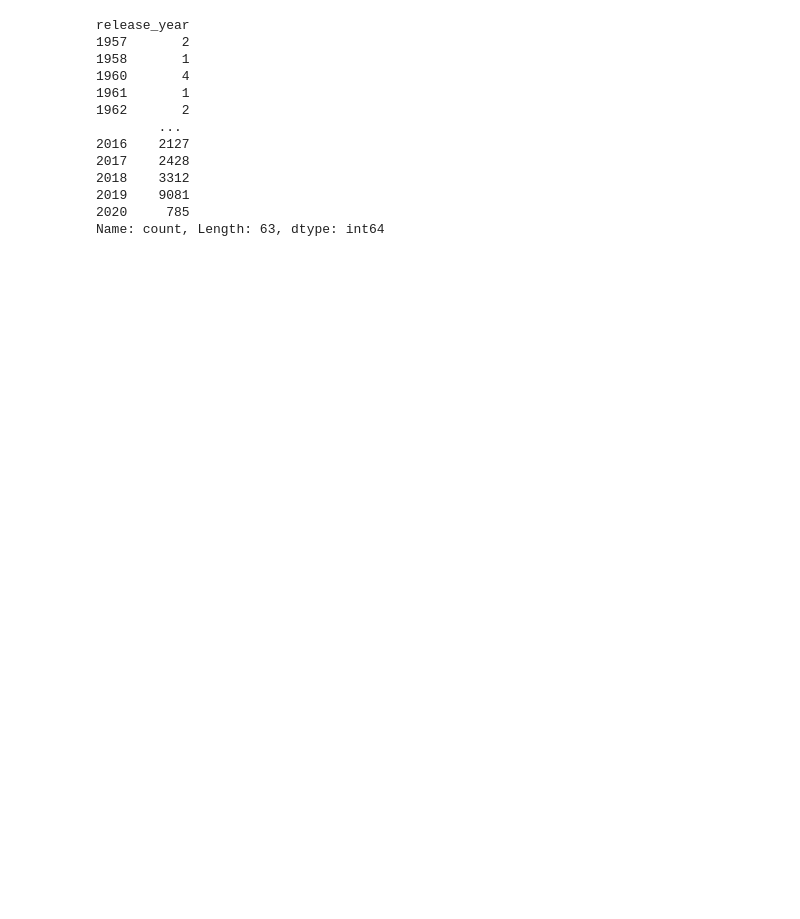
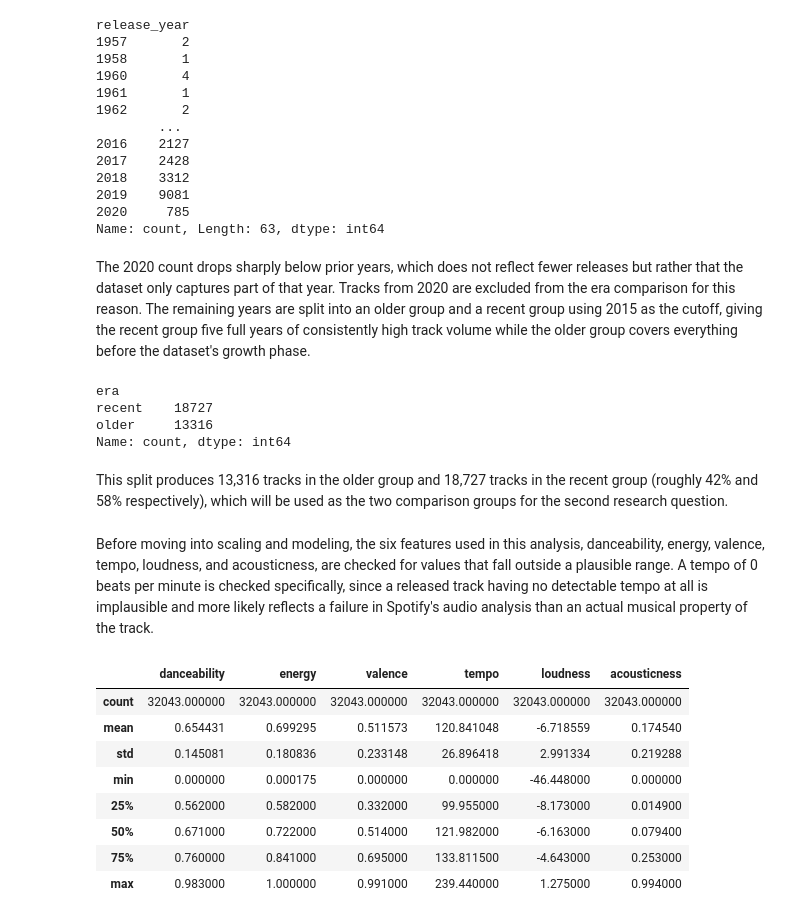
Before and after one commit to vipphan/spotify-capstone, a Jupyter notebook: spotify_capstone.ipynb, the cells around one changed output. Drawn from its saved outputs; the diff is of its cells as text; code cells hidden in the pictures; blank space fills up the shorter version.

```diff
--- a/spotify_capstone.ipynb
+++ b/spotify_capstone.ipynb
@@ -229,3 +227,46 @@ release_year
 2019    9081
 2020     785
 Name: count, Length: 63, dtype: int64
+# %% [markdown]
+The 2020 count drops sharply below prior years, which does not reflect
+fewer releases but rather that the dataset only captures part of that
+year. Tracks from 2020 are excluded from the era comparison for this
+reason. The remaining years are split into an older group and a recent
+group using 2015 as the cutoff, giving the recent group five full years
+of consistently high track volume while the older group covers
+everything before the dataset's growth phase.
+# %%
+# creating the era split
+cleaned_df = cleaned_df[cleaned_df['release_year'] != 2020]
+cleaned_df['era'] = cleaned_df['release_year'].apply(lambda x: 'older' if x < 2015 else 'recent')
+cleaned_df['era'].value_counts()
+# %% [output]
+era
+recent    18727
+older     13316
+Name: count, dtype: int64
+# %% [markdown]
+This split produces 13,316 tracks in the older group and 18,727 tracks
+in the recent group (roughly 42% and 58% respectively), which will be
+used as the two comparison groups for the second research question.
+# %% [markdown]
+Before moving into scaling and modeling, the six features used in this
+analysis, danceability, energy, valence, tempo, loudness, and
+acousticness, are checked for values that fall outside a plausible
+range. A tempo of 0 beats per minute is checked specifically, since a
+released track having no detectable tempo at all is implausible and
+more likely reflects a failure in Spotify's audio analysis than an
+actual musical property of the track.
+# %%
+features = ['danceability', 'energy', 'valence', 'tempo', 'loudness', 'acousticness']
+cleaned_df[features].describe()
+# %% [output]
+|  | danceability | energy | valence | tempo | loudness | acousticness |
+| count | 32043.000000 | 32043.000000 | 32043.000000 | 32043.000000 | 32043.000000 | 32043.000000 |
+| mean | 0.654431 | 0.699295 | 0.511573 | 120.841048 | -6.718559 | 0.174540 |
+| std | 0.145081 | 0.180836 | 0.233148 | 26.896418 | 2.991334 | 0.219288 |
+| min | 0.000000 | 0.000175 | 0.000000 | 0.000000 | -46.448000 | 0.000000 |
+| 25% | 0.562000 | 0.582000 | 0.332000 | 99.955000 | -8.173000 | 0.014900 |
+| 50% | 0.671000 | 0.722000 | 0.514000 | 121.982000 | -6.163000 | 0.079400 |
+| 75% | 0.760000 | 0.841000 | 0.695000 | 133.811500 | -4.643000 | 0.253000 |
+| max | 0.983000 | 1.000000 | 0.991000 | 239.440000 | 1.275000 | 0.994000 |
```
Also changed, not shown: parts of 14 cells of this notebook.
